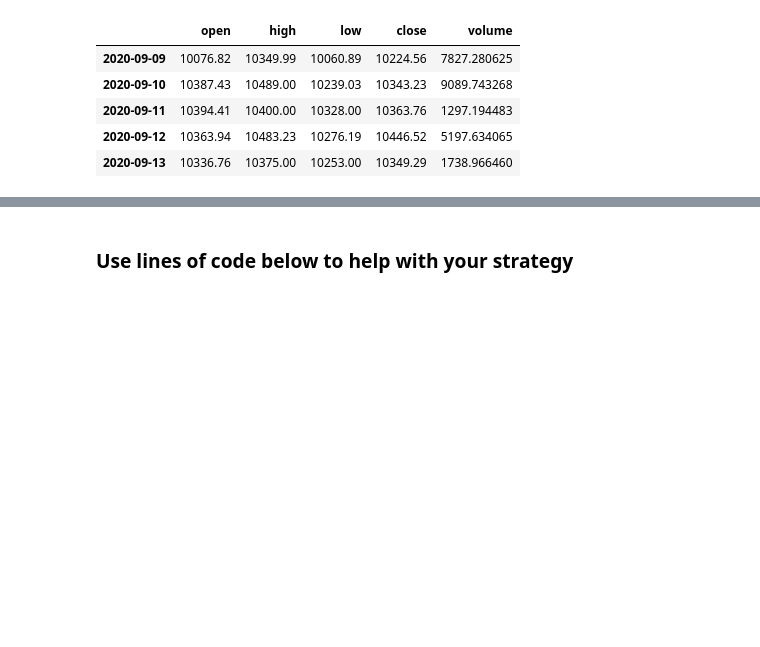
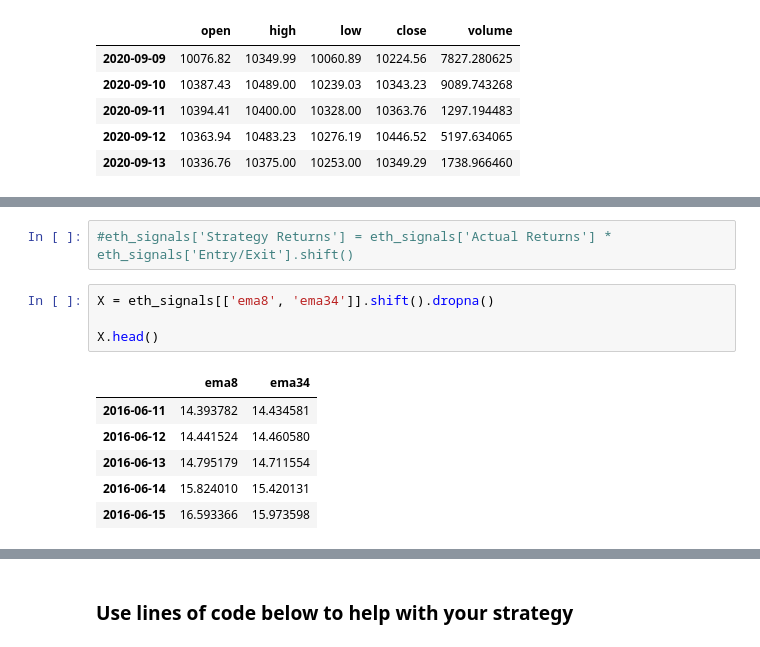
Before and after one commit to baigal17/Project--2-, a Jupyter notebook: Code/Original Data.ipynb, the cells around one changed output, grey strips where cells are left out. Drawn from its saved outputs; the diff is of its cells as text; blank space fills up the shorter version.

```diff
--- a/Code/Original Data.ipynb
+++ b/Code/Original Data.ipynb
@@ -181,0 +290,13 @@ display(btc_testing_dates.head())
+# %%
+#eth_signals['Strategy Returns'] = eth_signals['Actual Returns'] * eth_signals['Entry/Exit'].shift()
+# %%
+X = eth_signals[['ema8', 'ema34']].shift().dropna()
+
+X.head()
+# %% [output]
+|  | ema8 | ema34 |
+| 2016-06-11 | 14.393782 | 14.434581 |
+| 2016-06-12 | 14.441524 | 14.460580 |
+| 2016-06-13 | 14.795179 | 14.711554 |
+| 2016-06-14 | 15.824010 | 15.420131 |
+| 2016-06-15 | 16.593366 | 15.973598 |
```
Also changed, not shown: parts of 19 cells of this notebook, 1 other file.
